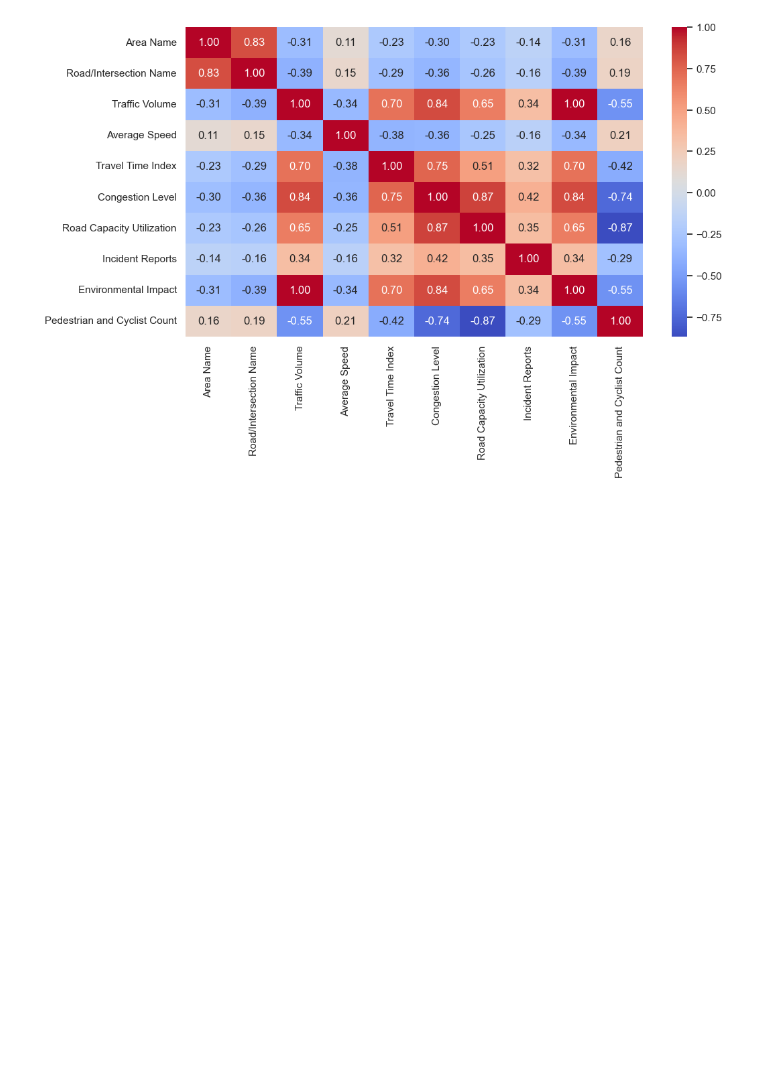
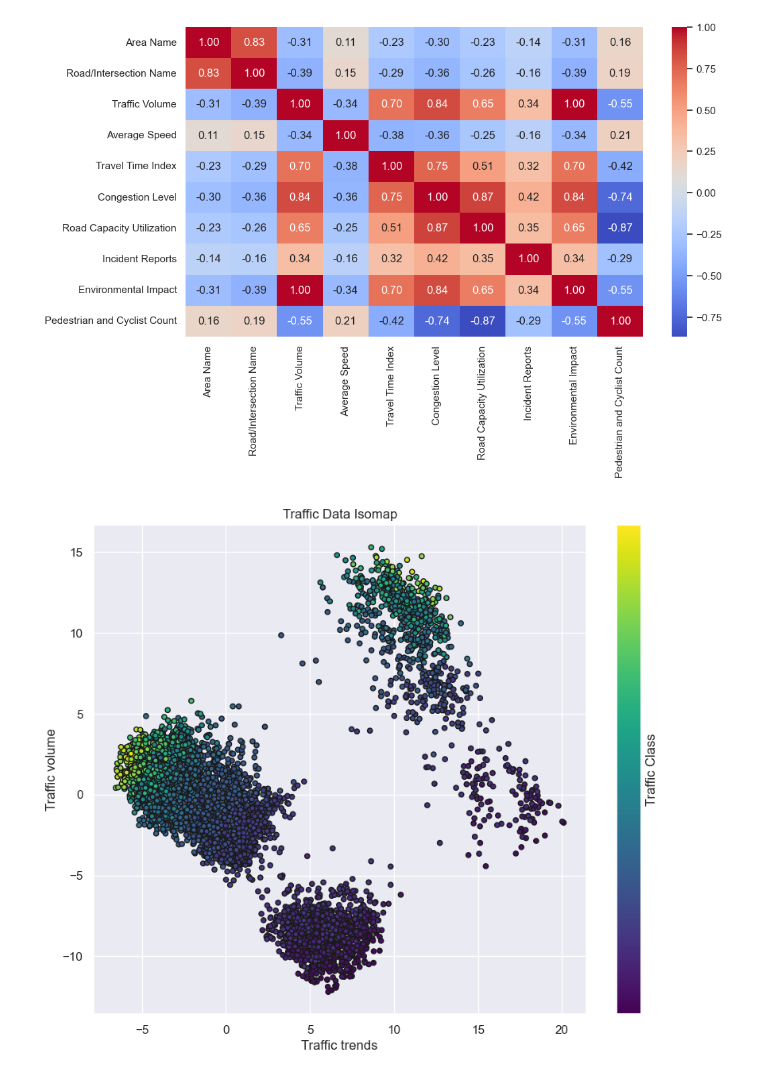
Before and after one commit to ArchisKulkarni002/MLProject-Traffic-Prediction, a Jupyter notebook: EDA.ipynb, the cells around one changed output. Cells and saved outputs as stored; diff of their text form; code cells hidden in the pictures; blank space fills up the shorter version.

```diff
--- a/EDA.ipynb
+++ b/EDA.ipynb
@@ -158,3 +162,25 @@ sns.heatmap(corelations, annot=True, fmt=".2f", cmap="coolwarm", cbar=True)
 # %% [output]
 <Axes: >
 [figure]
+# %%
+y = dataSet["Traffic Volume"]
+dataSet = dataSet.drop(columns=dropThem)
+# %%
+dataSet = convert_categorical_to_numeric(dataSet,['Date'])
+X = dataSet.drop(columns=["Traffic Volume"])
+scaler = StandardScaler()
+X_std = scaler.fit_transform(X)
+
+reduction_map = Isomap(n_neighbors=X.shape[1], n_components=2)
+X_reduced = reduction_map.fit_transform(X_std)
+
+plt.figure(figsize=(10, 8))
+scatterplot = plt.scatter(X_reduced[:, 0], X_reduced[:, 1], c=y, cmap='viridis', edgecolors='k', s=20)
+plt.title('Traffic Data Isomap')
+plt.xlabel('Traffic trends')
+plt.ylabel('Traffic volume')
+plt.colorbar(scatterplot, ticks=np.arange(10), label='Traffic Class')
+
+plt.show()
+# %% [output]
+[figure, added]
```
Also changed, not shown: parts of 2 cells of this notebook, 5 other files.
